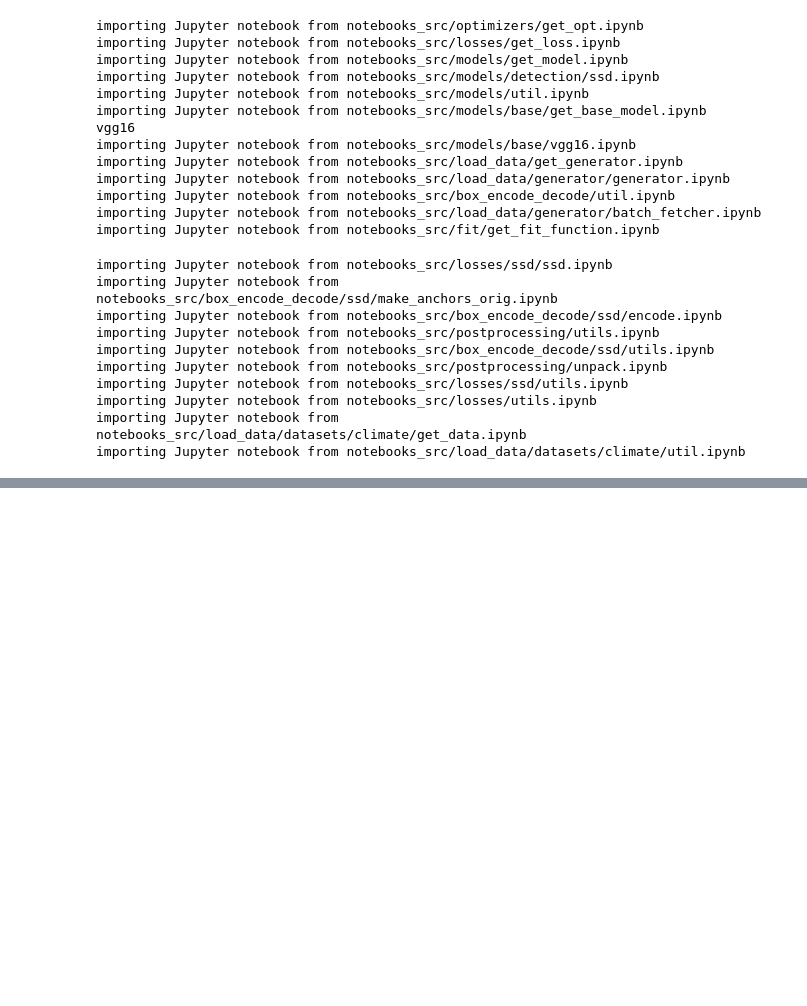
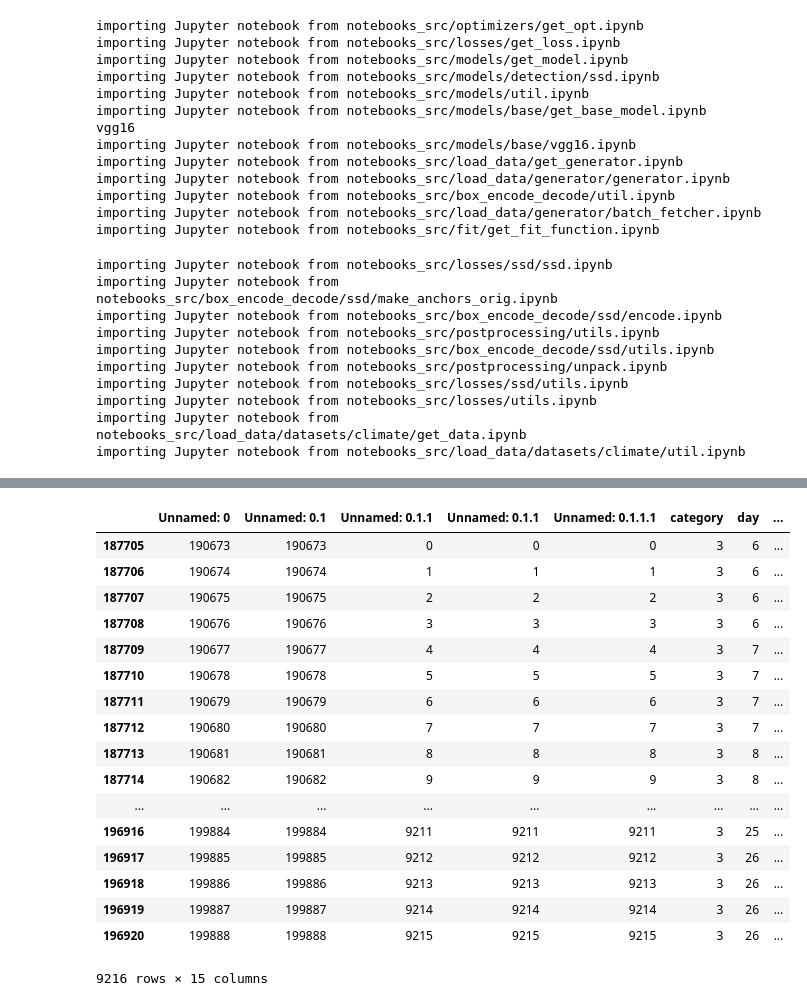
Before and after one commit to eracah/hur-detect, a Jupyter notebook: src/main.ipynb, the cells around one changed output, grey strips where cells are left out. Drawn from its saved outputs; the diff is of its cells as text; code cells hidden in the pictures; blank space fills up the shorter version.

```diff
--- a/src/main.ipynb
+++ b/src/main.ipynb
@@ -113,0 +97,2 @@ IndexError: string index out of range
+# %%
+csvdf = pd.read_csv("/home/evan/data/climate/csv_labels/labels_no_negatives.csv")
@@ -113,0 +104,21 @@ IndexError: string index out of range
+# %%
+csvdf[csvdf["str_category"]== "atmospheric_river"]
+# %% [output]
+|  | Unnamed: 0 | Unnamed: 0.1 | Unnamed: 0.1.1 | Unnamed: 0.1.1 | Unnamed: 0.1.1.1 | category | day | ... |
+| 187705 | 190673 | 190673 | 0 | 0 | 0 | 3 | 6 | ... |
+| 187706 | 190674 | 190674 | 1 | 1 | 1 | 3 | 6 | ... |
+| 187707 | 190675 | 190675 | 2 | 2 | 2 | 3 | 6 | ... |
+| 187708 | 190676 | 190676 | 3 | 3 | 3 | 3 | 6 | ... |
+| 187709 | 190677 | 190677 | 4 | 4 | 4 | 3 | 7 | ... |
+| 187710 | 190678 | 190678 | 5 | 5 | 5 | 3 | 7 | ... |
+| 187711 | 190679 | 190679 | 6 | 6 | 6 | 3 | 7 | ... |
+| 187712 | 190680 | 190680 | 7 | 7 | 7 | 3 | 7 | ... |
+| 187713 | 190681 | 190681 | 8 | 8 | 8 | 3 | 8 | ... |
+| 187714 | 190682 | 190682 | 9 | 9 | 9 | 3 | 8 | ... |
+| ... | ... | ... | ... | ... | ... | ... | ... | ... |
+| 196916 | 199884 | 199884 | 9211 | 9211 | 9211 | 3 | 25 | ... |
+| 196917 | 199885 | 199885 | 9212 | 9212 | 9212 | 3 | 26 | ... |
+| 196918 | 199886 | 199886 | 9213 | 9213 | 9213 | 3 | 26 | ... |
+| 196919 | 199887 | 199887 | 9214 | 9214 | 9214 | 3 | 26 | ... |
+| 196920 | 199888 | 199888 | 9215 | 9215 | 9215 | 3 | 26 | ... |
+9216 rows × 15 columns
```
Also changed, not shown: parts of 3 cells of this notebook, 31 other files.
